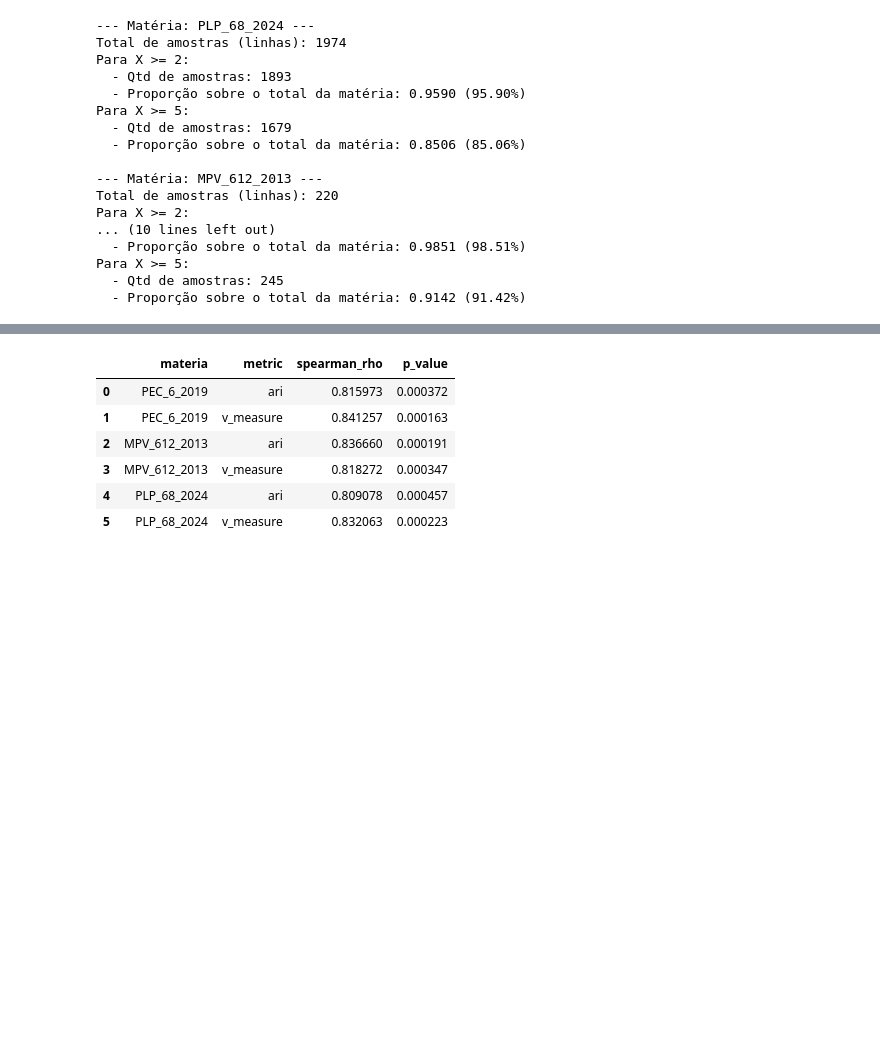
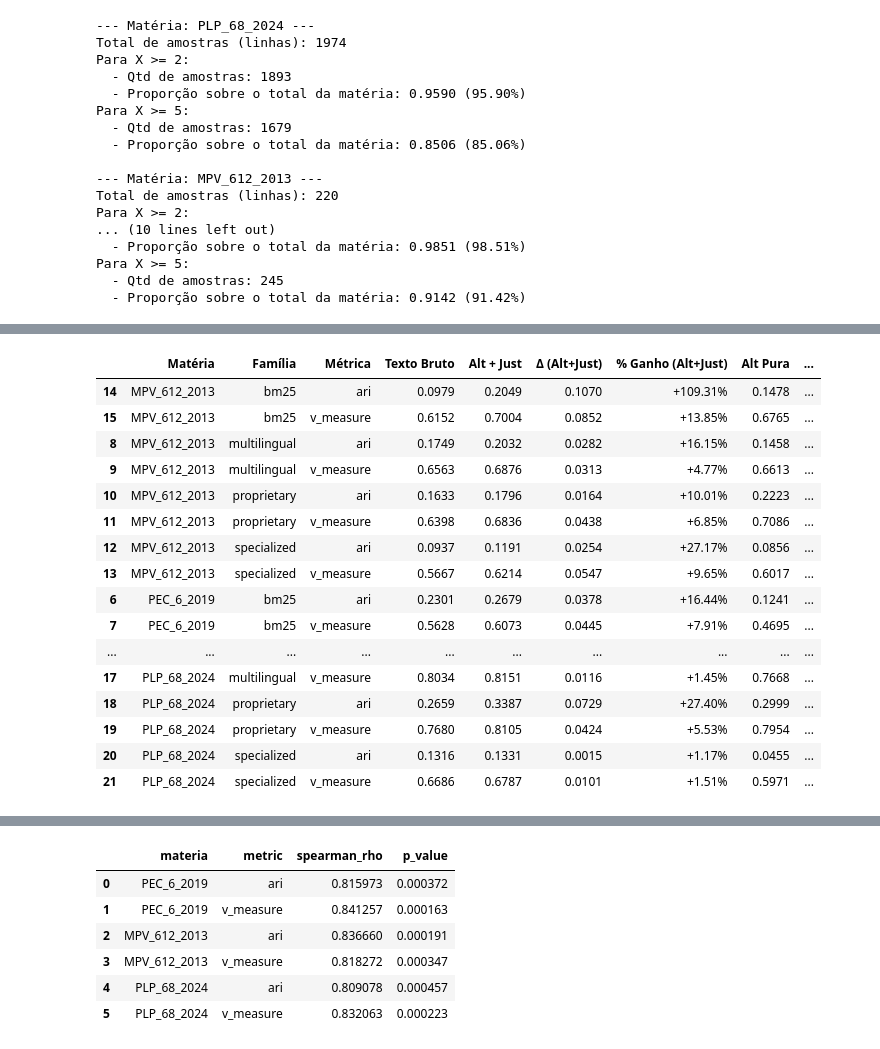
Before and after one commit to joaorobson/br-leg-amendments-embeddings-eval, a Jupyter notebook: notebooks/tasks_eval/Clustering-Eval.ipynb, the cells around one changed output, grey strips where cells are left out. Saved outputs shown, nothing was run; the diff lists cells and outputs as text; code cells hidden in the pictures; blank space fills up the shorter version.

```diff
--- a/notebooks/tasks_eval/Clustering-Eval.ipynb
+++ b/notebooks/tasks_eval/Clustering-Eval.ipynb
@@ -1248,0 +595,2 @@ def get_model_size(name):
+# %%
+df_all["familia"] = df_all.embedding.apply(get_model_family)
@@ -1248,0 +625,86 @@ def get_model_size(name):
+# %%
+import pandas as pd
+import numpy as np
+
+# 1. Filtra o nível 'tema' e aplica o mapeamento de família
+df_analise = df_all[df_all["nivel"] == "tema"].copy()
+df_analise["familia"] = df_analise["embedding"].apply(get_model_family)
+
+# 2. Calcula as médias por matéria, família e tipo de texto
+metricas = ["ari", "v_measure"]
+df_medias = (
+    df_analise
+    .groupby(["materia", "familia", "tipo_texto"])[metricas]
+    .mean()
+    .reset_index()
+)
+
+# 3. Separa o Baseline (Texto Bruto) e os Tratamentos
+df_bruto = df_medias[df_medias["tipo_texto"] == "texto"].copy()
+df_alt_just = df_medias[df_medias["tipo_texto"] == "texto_preprocessado"].copy()
+df_sem_just = df_medias[df_medias["tipo_texto"] == "texto_preprocessado_sem_justificativa"].copy()
+
+# 4. Faz o merge pareado por Matéria e Família
+m_just = pd.merge(df_alt_just, df_bruto, on=["materia", "familia"], suffixes=("_alt_just", "_bruto"))
+m_sem = pd.merge(df_sem_just, df_bruto, on=["materia", "familia"], suffixes=("_sem_just", "_bruto"))
+
+# 5. Constrói o relatório detalhado de ganhos (Deltas)
+registros = []
+
+for materia in df_analise["materia"].unique():
+    for fam in df_analise["familia"].dropna().unique():
+        sub_j = m_just[(m_just["materia"] == materia) & (m_just["familia"] == fam)]
+        sub_s = m_sem[(m_sem["materia"] == materia) & (m_sem["familia"] == fam)]
+
+        if sub_j.empty or sub_s.empty:
+            continue
+
+        for metrica in metricas:
+            b = sub_j[f"{metrica}_bruto"].values[0]
+            j = sub_j[f"{metrica}_alt_just"].values[0]
+            s = sub_s[f"{metrica}_sem_just"].values[0]
+
+            delta_just = j - b
+            pct_just = (delta_just / b) * 100 if b != 0 else 0
+
+            delta_sem = s - b
+            pct_sem = (delta_sem / b) * 100 if b != 0 else 0
+
+            registros.append({
+                "Matéria": materia,
+                "Família": fam,
+                "Métrica": metrica,
+                "Texto Bruto": round(b, 4),
+                "Alt + Just": round(j, 4),
+                "Δ (Alt+Just)": round(delta_just, 4),
+                "% Ganho (Alt+Just)": f"{pct_just:+.2f}%",
+                "Alt Pura": round(s, 4),
+                "Δ (Alt Pura)": round(delta_sem, 4),
+                "% Ganho (Alt Pura)": f"{pct_sem:+.2f}%"
+            })
+
+df_ganhos = pd.DataFrame(registros)
+
+# Ordena para facilitar a inspeção
+df_ganhos = df_ganhos.sort_values(by=["Matéria", "Família", "Métrica"])
+
+# Exibe o resultado completo
+display(df_ganhos)
+# %% [output]
+|  | Matéria | Família | Métrica | Texto Bruto | Alt + Just | Δ (Alt+Just) | % Ganho (Alt+Just) | Alt Pura | ... |
+| 14 | MPV_612_2013 | bm25 | ari | 0.0979 | 0.2049 | 0.1070 | +109.31% | 0.1478 | ... |
+| 15 | MPV_612_2013 | bm25 | v_measure | 0.6152 | 0.7004 | 0.0852 | +13.85% | 0.6765 | ... |
+| 8 | MPV_612_2013 | multilingual | ari | 0.1749 | 0.2032 | 0.0282 | +16.15% | 0.1458 | ... |
+| 9 | MPV_612_2013 | multilingual | v_measure | 0.6563 | 0.6876 | 0.0313 | +4.77% | 0.6613 | ... |
+| 10 | MPV_612_2013 | proprietary | ari | 0.1633 | 0.1796 | 0.0164 | +10.01% | 0.2223 | ... |
+| 11 | MPV_612_2013 | proprietary | v_measure | 0.6398 | 0.6836 | 0.0438 | +6.85% | 0.7086 | ... |
+| 12 | MPV_612_2013 | specialized | ari | 0.0937 | 0.1191 | 0.0254 | +27.17% | 0.0856 | ... |
+| 13 | MPV_612_2013 | specialized | v_measure | 0.5667 | 0.6214 | 0.0547 | +9.65% | 0.6017 | ... |
+| 6 | PEC_6_2019 | bm25 | ari | 0.2301 | 0.2679 | 0.0378 | +16.44% | 0.1241 | ... |
+| 7 | PEC_6_2019 | bm25 | v_measure | 0.5628 | 0.6073 | 0.0445 | +7.91% | 0.4695 | ... |
+| ... | ... | ... | ... | ... | ... | ... | ... | ... | ... |
+| 17 | PLP_68_2024 | multilingual | v_measure | 0.8034 | 0.8151 | 0.0116 | +1.45% | 0.7668 | ... |
+| 18 | PLP_68_2024 | proprietary | ari | 0.2659 | 0.3387 | 0.0729 | +27.40% | 0.2999 | ... |
+| 19 | PLP_68_2024 | proprietary | v_measure | 0.7680 | 0.8105 | 0.0424 | +5.53% | 0.7954 | ... |
+| 20 | PLP_68_2024 | specialized | ari | 0.1316 | 0.1331 | 0.0015 | +1.17% | 0.0455 | ... |
+| 21 | PLP_68_2024 | specialized | v_measure | 0.6686 | 0.6787 | 0.0101 | +1.51% | 0.5971 | ... |
```
Also changed, not shown: parts of 50 cells of this notebook, 33 other files.
